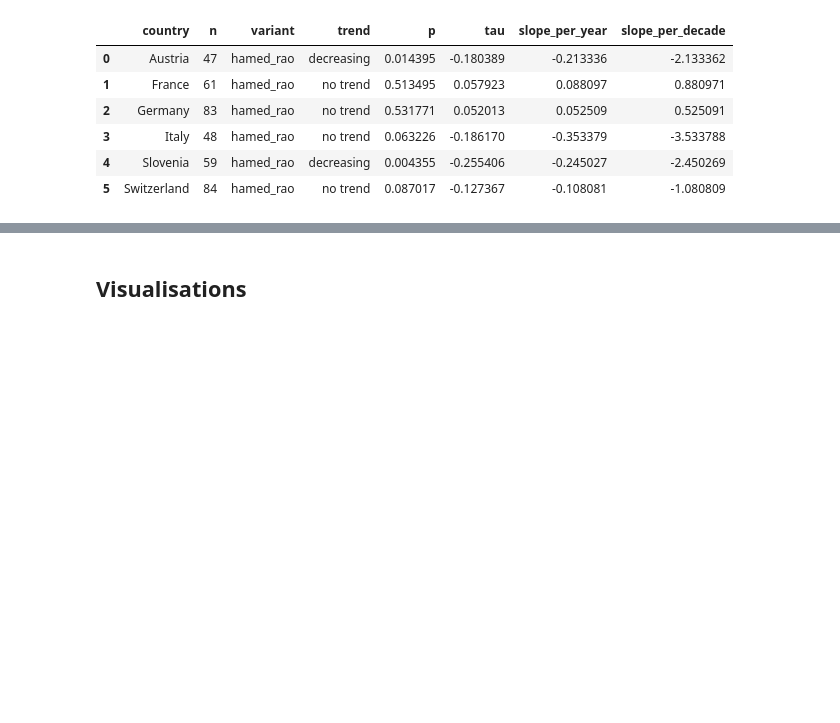
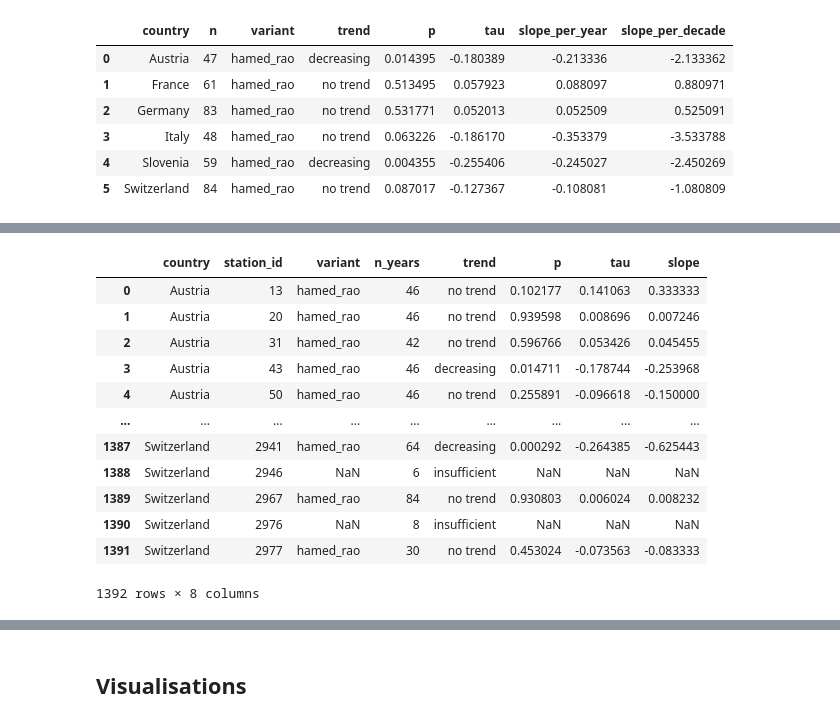
Before and after one commit to Mitch-P-Analyst/Europe_Snowpack_Depths, a Jupyter notebook: Notebooks/03_Statistical_Testing.ipynb, the cells around one changed output, grey strips where cells are left out. Saved outputs shown, nothing was run; the diff lists cells and outputs as text; code cells hidden in the pictures; blank space fills up the shorter version.

```diff
--- a/Notebooks/03_Statistical_Testing.ipynb
+++ b/Notebooks/03_Statistical_Testing.ipynb
@@ -207,0 +369,17 @@ mk_country_simple
+# %%
+
+per_station
+# %% [output]
+|  | country | station_id | variant | n_years | trend | p | tau | slope |
+| 0 | Austria | 13 | hamed_rao | 46 | no trend | 0.102177 | 0.141063 | 0.333333 |
+| 1 | Austria | 20 | hamed_rao | 46 | no trend | 0.939598 | 0.008696 | 0.007246 |
+| 2 | Austria | 31 | hamed_rao | 42 | no trend | 0.596766 | 0.053426 | 0.045455 |
+| 3 | Austria | 43 | hamed_rao | 46 | decreasing | 0.014711 | -0.178744 | -0.253968 |
+| 4 | Austria | 50 | hamed_rao | 46 | no trend | 0.255891 | -0.096618 | -0.150000 |
+| ... | ... | ... | ... | ... | ... | ... | ... | ... |
+| 1387 | Switzerland | 2941 | hamed_rao | 64 | decreasing | 0.000292 | -0.264385 | -0.625443 |
+| 1388 | Switzerland | 2946 | NaN | 6 | insufficient | NaN | NaN | NaN |
+| 1389 | Switzerland | 2967 | hamed_rao | 84 | no trend | 0.930803 | 0.006024 | 0.008232 |
+| 1390 | Switzerland | 2976 | NaN | 8 | insufficient | NaN | NaN | NaN |
+| 1391 | Switzerland | 2977 | hamed_rao | 30 | no trend | 0.453024 | -0.073563 | -0.083333 |
+1392 rows × 8 columns
```
Also changed, not shown: parts of 4 cells of this notebook.
